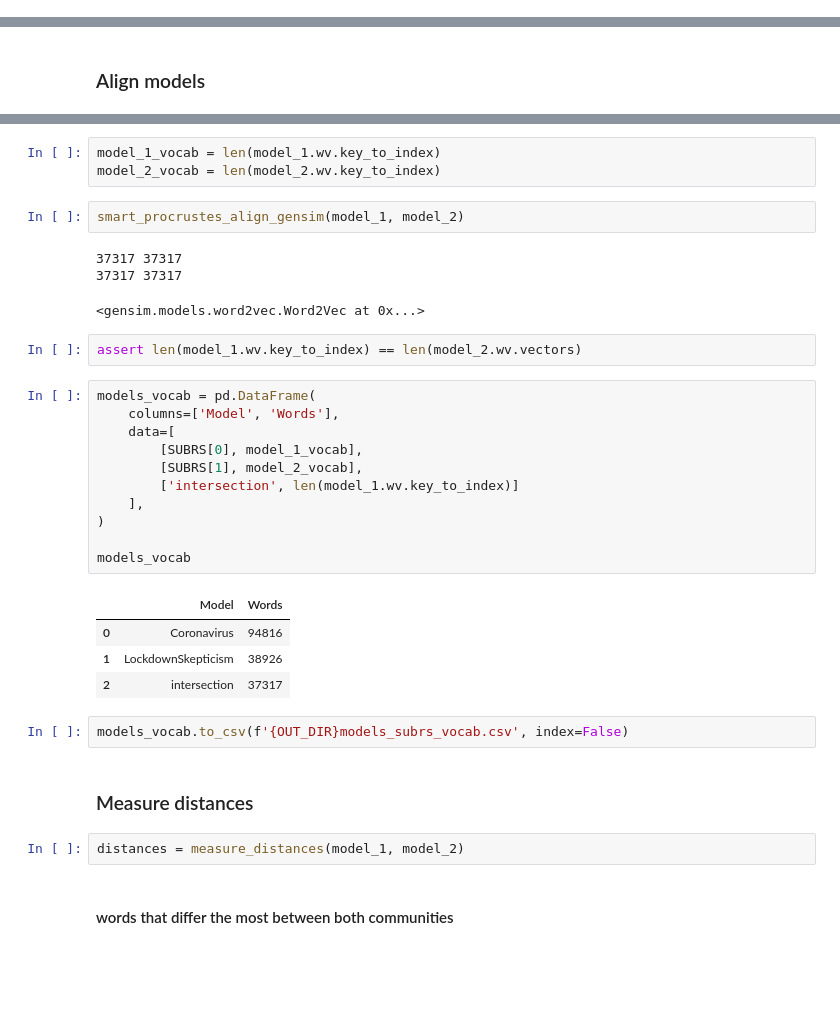
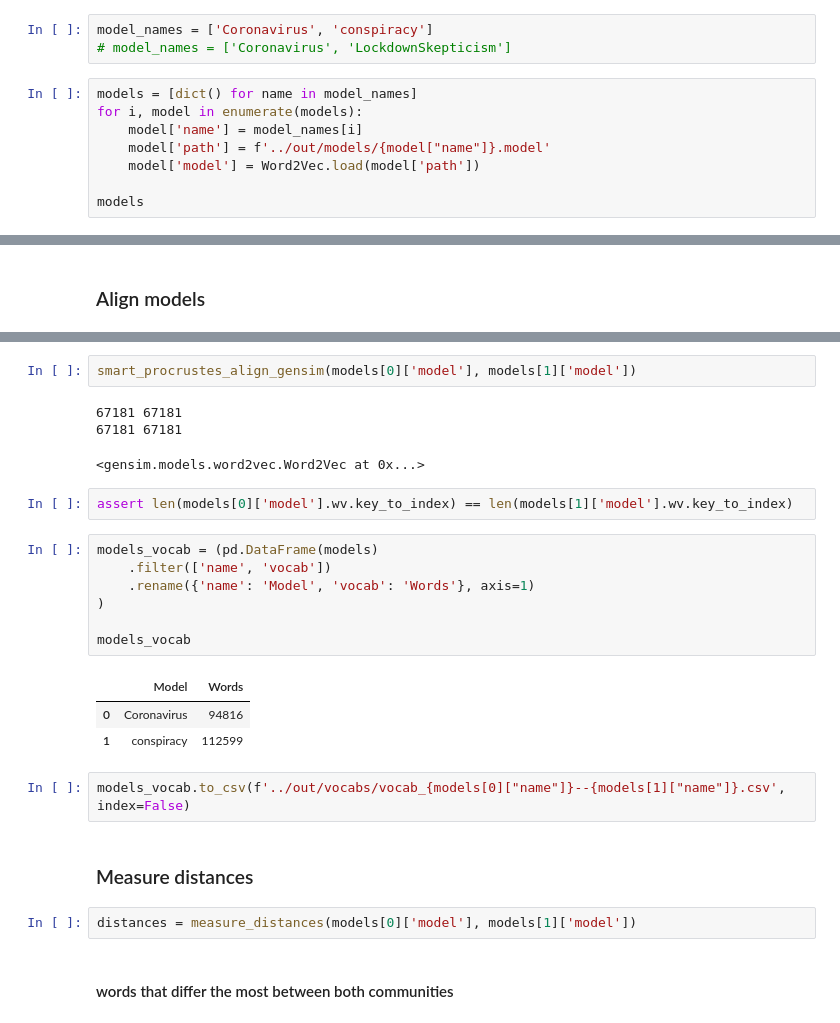
Before and after one commit to wuqui/neocov, a Jupyter notebook: index.ipynb, the cells around one changed output, grey strips where cells are left out. Drawn from its saved outputs; the diff is of its cells as text; blank space fills up the shorter version.

```diff
--- a/index.ipynb
+++ b/index.ipynb
@@ -248,0 +242,11 @@ model_2 = Word2Vec.load(f'{OUT_DIR}models/{SUBRS[1]}.model')
+# %%
+model_names = ['Coronavirus', 'conspiracy']
+# model_names = ['Coronavirus', 'LockdownSkepticism']
+# %%
+models = [dict() for name in model_names]
+for i, model in enumerate(models):
+	model['name'] = model_names[i]
+	model['path'] = f'../out/models/{model["name"]}.model'
+	model['model'] = Word2Vec.load(model['path'])
+
+models
@@ -251,36 +265,28 @@ model_2 = Word2Vec.load(f'{OUT_DIR}models/{SUBRS[1]}.model')
+# %%
+smart_procrustes_align_gensim(models[0]['model'], models[1]['model'])
+# %% [output]
+67181 67181
+67181 67181
+<gensim.models.word2vec.Word2Vec at 0x...>
 # %%
-model_1_vocab = len(model_1.wv.key_to_index)
-model_2_vocab = len(model_2.wv.key_to_index)
+assert len(models[0]['model'].wv.key_to_index) == len(models[1]['model'].wv.key_to_index)
-# %%
-smart_procrustes_align_gensim(model_1, model_2)
-# %% [output]
-37317 37317
-37317 37317
-<gensim.models.word2vec.Word2Vec at 0x...>
-# %%
-assert len(model_1.wv.key_to_index) == len(model_2.wv.vectors)
-# %%
-models_vocab = pd.DataFrame(
-    columns=['Model', 'Words'],
-    data=[
-        [SUBRS[0], model_1_vocab],
-        [SUBRS[1], model_2_vocab],
-        ['intersection', len(model_1.wv.key_to_index)]
-    ],
-)
-
-models_vocab
-# %% [output]
-|  | Model | Words |
-| 0 | Coronavirus | 94816 |
-| 1 | LockdownSkepticism | 38926 |
-| 2 | intersection | 37317 |
+# %%
+models_vocab = (pd.DataFrame(models)
+	.filter(['name', 'vocab'])
+	.rename({'name': 'Model', 'vocab': 'Words'}, axis=1)
+)
+
+models_vocab
+# %% [output]
+|  | Model | Words |
+| 0 | Coronavirus | 94816 |
+| 1 | conspiracy | 112599 |
 # %%
-models_vocab.to_csv(f'{OUT_DIR}models_subrs_vocab.csv', index=False)
+models_vocab.to_csv(f'../out/vocabs/vocab_{models[0]["name"]}--{models[1]["name"]}.csv', index=False)
 # %% [markdown]
 ### Measure distances
-# %%
-distances = measure_distances(model_1, model_2)
+# %%
+distances = measure_distances(models[0]['model'], models[1]['model'])
 # %% [markdown]
 #### words that differ the most between both communities
 # %%
```
Also changed, not shown: parts of 34 cells of this notebook, 6 other files.
